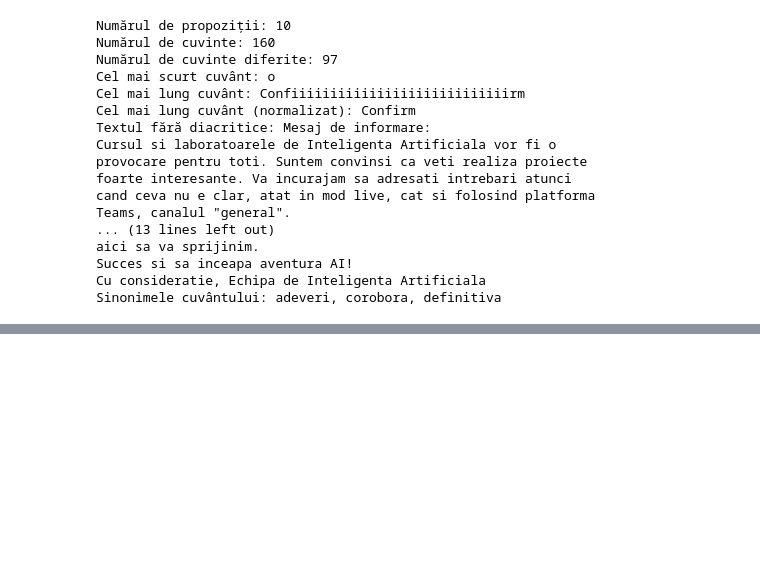
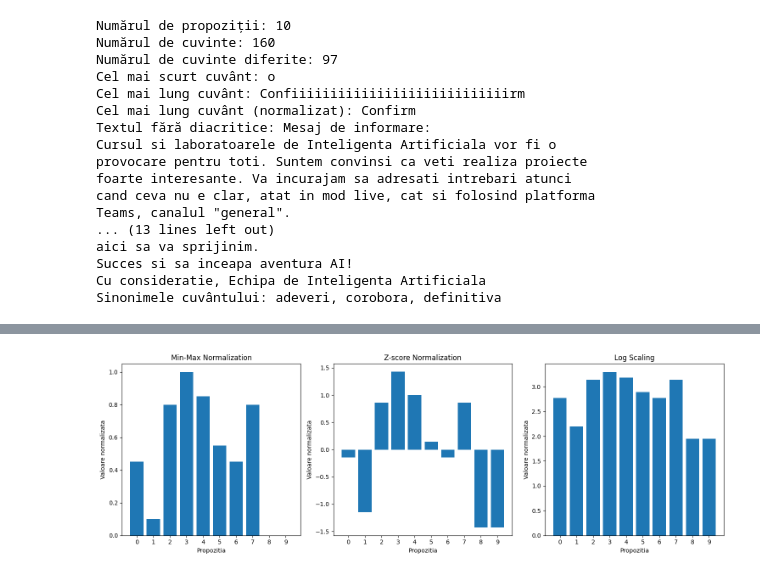
Before and after one commit to antonia-04/UBB-InteligentaArtificiala-work, a Jupyter notebook: AI_laborator_2,_ex_3.ipynb, the cells around one changed output, grey strips where cells are left out. Saved outputs shown, nothing was run; the diff lists cells and outputs as text; code cells hidden in the pictures; blank space fills up the shorter version.

```diff
--- a/AI_laborator_2,_ex_3.ipynb
+++ b/AI_laborator_2,_ex_3.ipynb
@@ -112,0 +119,68 @@ Sinonimele cuvântului: adeveri, corobora, definitiva
+# %%
+import re
+import numpy as np
+import matplotlib.pyplot as plt
+
+filePath = "/content/texts.txt"
+try:
+    with open(filePath, 'r', encoding='utf-8') as f:
+        text = f.read()
+except FileNotFoundError:
+    print(f"Eroare: Fișierul '{filePath}' nu a fost găsit.")
+    text = ""
+
+# numaram cuvintele din propozitii
+sentences = re.split(r'[.!?]', text)
+wordCounts = [len(re.findall(r'\b\w+\b', sentence)) for sentence in sentences if sentence.strip()]
+
+# normalizare Min-Max
+def minMaxNormalization(values):
+    minVal, maxVal = min(values), max(values)
+    return [(x - minVal) / (maxVal - minVal) if maxVal != minVal else 0 for x in values]
+
+wordCountsMinMax = minMaxNormalization(wordCounts)
+
+# standardizare (Z-score)
+def zScoreNormalization(values):
+    mean, std = np.mean(values), np.std(values)
+    return [(x - mean) / std if std != 0 else 0 for x in values]
+
+wordCountsZScore = zScoreNormalization(wordCounts)
+
+# Log Scaling
+def logScaling(values):
+    return [np.log1p(x) for x in values]  # log(x + 1) pentru a evita log(0)
+
+wordCountsLog = logScaling(wordCounts)
+
+
+plt.figure(figsize=(15, 5))
+
+# Min-Max
+plt.subplot(1, 3, 1)
+plt.bar(range(len(wordCounts)), wordCountsMinMax)
+plt.xticks(range(len(wordCounts)))
+plt.title('Min-Max Normalization')
+plt.xlabel('Propozitia')
+plt.ylabel('Valoare normalizata')
+
+# standardizare
+plt.subplot(1, 3, 2)
+plt.bar(range(len(wordCounts)), wordCountsZScore)
+plt.xticks(range(len(wordCounts)))
+plt.title('Z-score Normalization')
+plt.xlabel('Propozitia')
+plt.ylabel('Valoare normalizata')
+
+# log Scaling
+plt.subplot(1, 3, 3)
+plt.bar(range(len(wordCounts)), wordCountsLog)
+plt.xticks(range(len(wordCounts)))
+plt.title('Log Scaling')
+plt.xlabel('Propozitia')
+plt.ylabel('Valoare normalizata')
+
+plt.tight_layout()
+plt.show()
+# %% [output]
+[figure, added]
```
Also changed, not shown: parts of 1 cell of this notebook.
